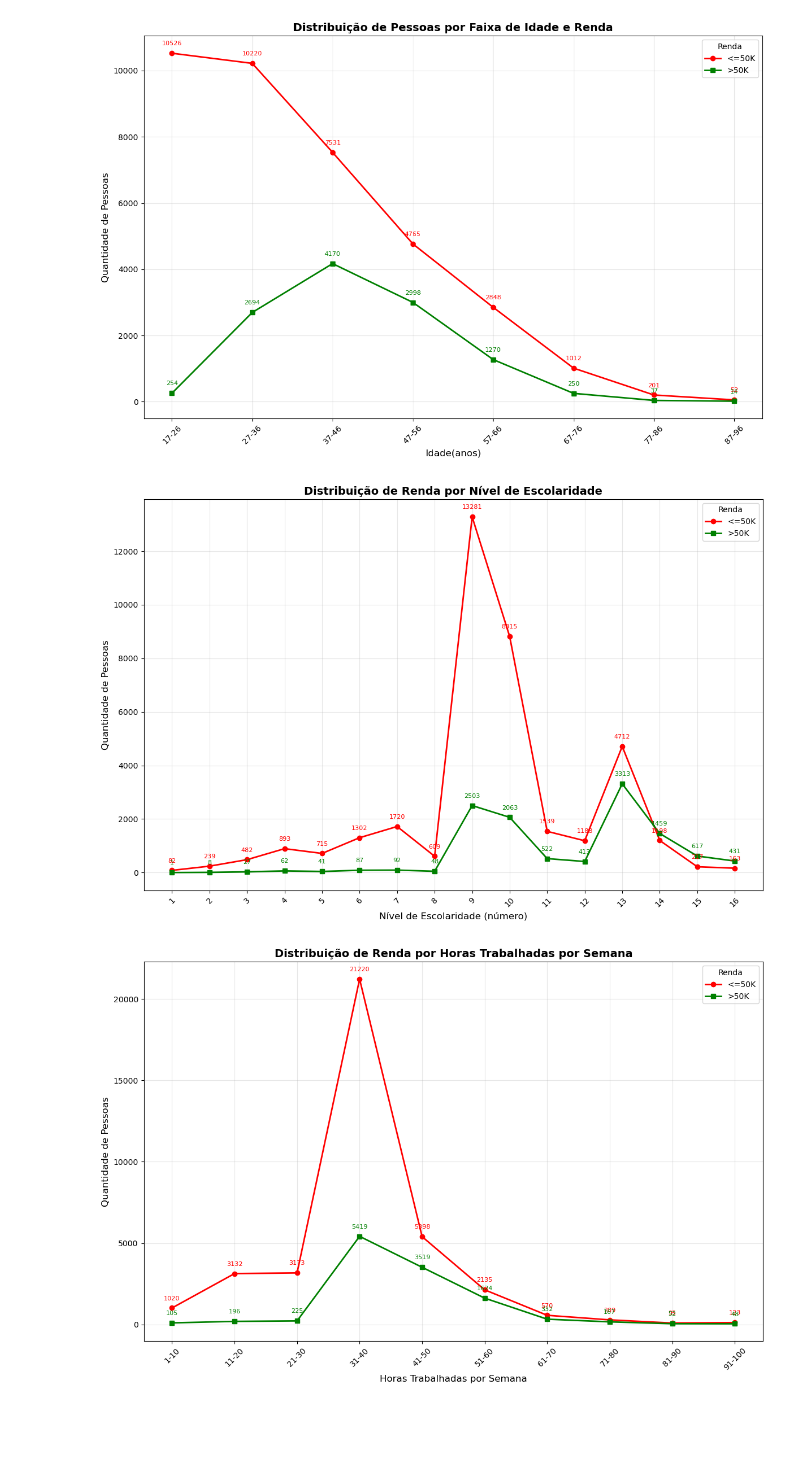
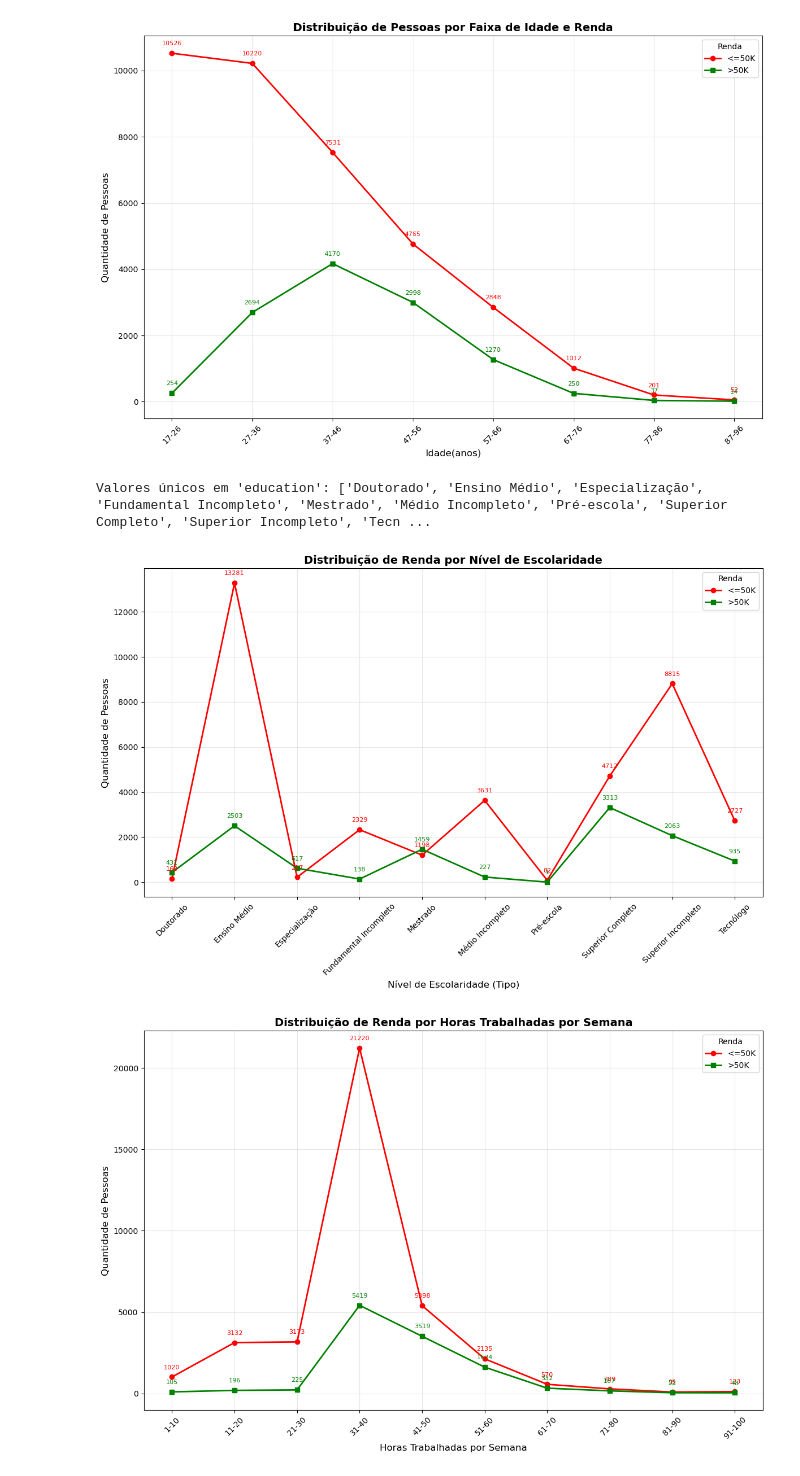
Before and after one commit to JonasCGN/Topicos_Especiais_Em_Computacao, a Jupyter notebook: 1_Trabalho/main_adult.ipynb, the cells around one changed output. Drawn from its saved outputs; the diff is of its cells as text; code cells hidden in the pictures; blank space fills up the shorter version.

```diff
--- a/1_Trabalho/main_adult.ipynb
+++ b/1_Trabalho/main_adult.ipynb
@@ -181,0 +185,23 @@ verificar_dados_faltantes(dataframe)[0]
+# %%
+# Reorganizar os valores de educação em português
+dataframe_original['education'] = dataframe_original['education'].replace({
+    'Preschool': 'Pré-escola',
+    '1st-4th': 'Fundamental Incompleto',
+    '5th-6th': 'Fundamental Incompleto',
+    '7th-8th': 'Fundamental Incompleto',
+    '9th': 'Fundamental Incompleto',
+    '10th': 'Médio Incompleto',
+    '11th': 'Médio Incompleto',
+    '12th': 'Médio Incompleto',
+    'HS-grad': 'Ensino Médio',
+    'Some-college': 'Superior Incompleto',
+    'Assoc-acdm': 'Tecnólogo',
+    'Assoc-voc': 'Tecnólogo',
+    'Bachelors': 'Superior Completo',
+    'Masters': 'Mestrado',
+    'Prof-school': 'Especialização',
+    'Doctorate': 'Doutorado'
+})
+
+print("Valores de educação reorganizados em português:")
+print(dataframe_original['education'].value_counts())
@@ -555,12 +597,14 @@ grafico_linha(
 [figure]
 # %%
 grafico_linha(
-    x_label_interval='Nível de Escolaridade (número)',
+    x_label_interval='Nível de Escolaridade (Tipo)',
     title='Distribuição de Renda por Nível de Escolaridade',
-    column='educational-num',
+    # column='educational-num',
+    column='education',
 )
 # %% [output]
+Valores únicos em 'education': ['Doutorado', 'Ensino Médio', 'Especialização', 'Fundamental Incompleto', 'Mestrado', 'Médio Incompleto', 'Pré-escola', 'Superior Completo', 'Superior Incompleto', 'Tecn ...
-[figure, old version]
+[figure, new version]
 # %%
 grafico_linha(
     x_label_interval='Horas Trabalhadas por Semana',
```
Also changed, not shown: parts of 8 cells of this notebook, 1 other file.
